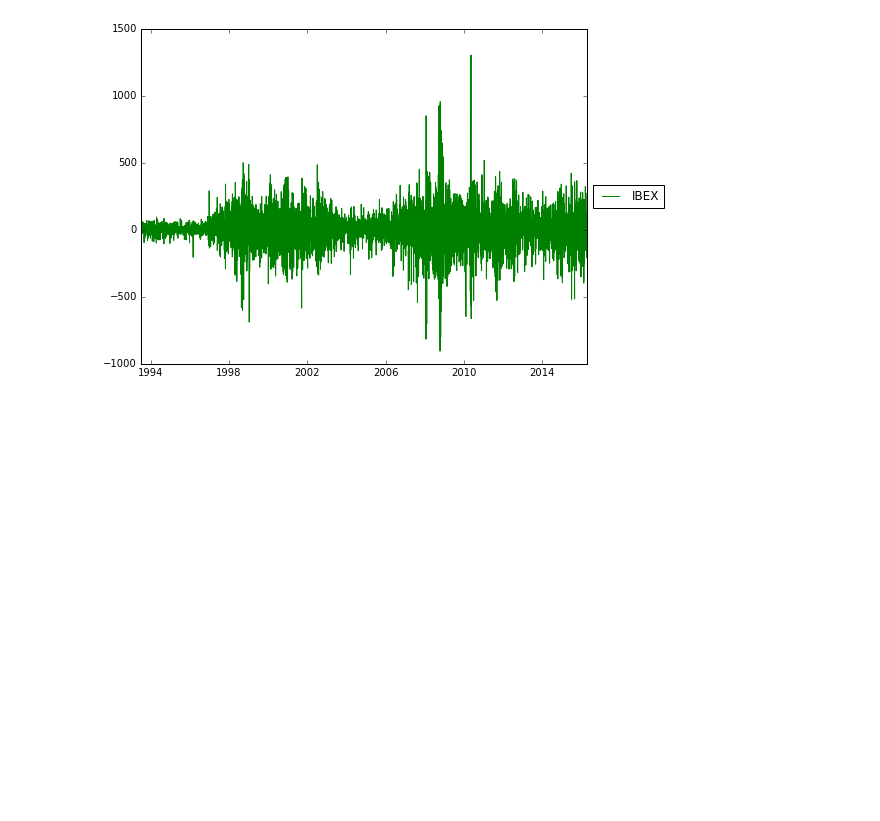
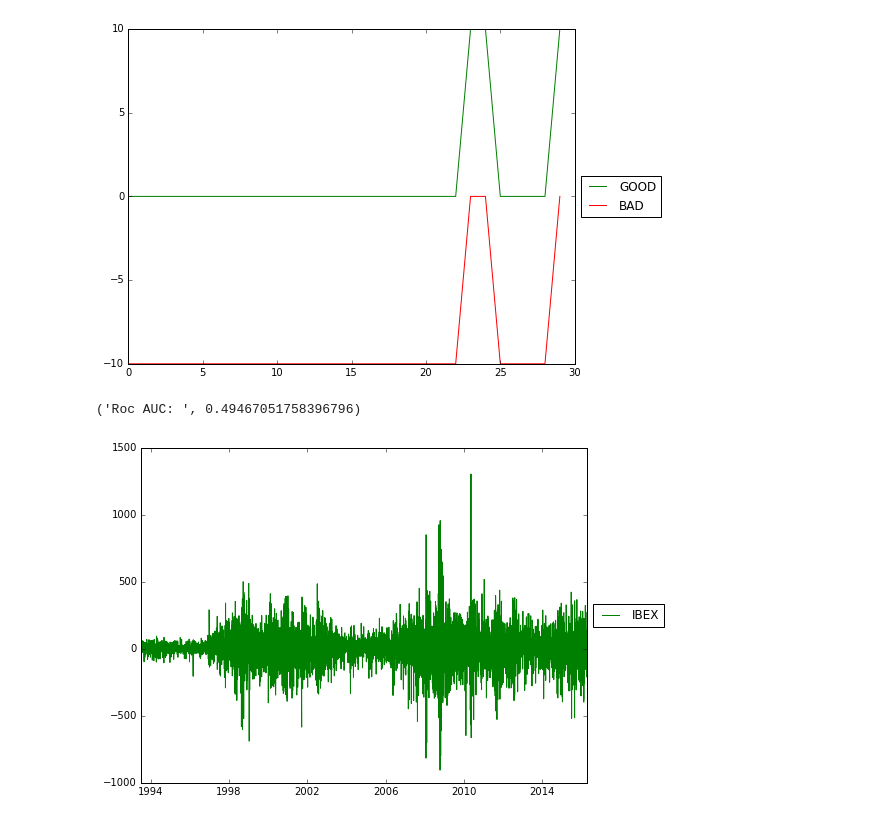
Before and after one commit to pablovicente/stock-index-prediction, a Jupyter notebook: Data_Analysis.ipynb, the cells around one changed output. Cells and saved outputs as stored; diff of their text form; code cells hidden in the pictures; blank space fills up the shorter version.

Commit message:
Trainig periods methodology (I)

```diff
--- a/Data_Analysis.ipynb
+++ b/Data_Analysis.ipynb
@@ -105,5 +160,7 @@ testY = np.nan_to_num(test_df.INDEX_IBEX.astype('float32').values).astype('float
 colsX = ['Date', 'GOLD', 'SILVER', 'PLAT', 'INDEX_DJIA', 'INDEX_HSI', 'INDEX_N225', 'INDEX_SP500', 'INDEX_IBEX']
 colsY = ['Date', 'INDEX_IBEX']
 colsToRemove = ['Date', 'INDEX_IBEX']
-trainX = np.nan_to_num(train_df.drop(colsToRemove, axis = 1).values)
-trainY = np.nan_to_num(train_df['INDEX_IBEX'].values)
+trainX = np.nan_to_num(np.asarray(train_df.drop(colsToRemove, axis = 1)))
+trainY = np.nan_to_num(np.asarray(train_df_b['INDEX_IBEX']))#, dtype="|S6"))
+testX = np.nan_to_num(np.asarray(test_df.drop(colsToRemove, axis = 1)))
+testY = np.nan_to_num(np.asarray(test_df_b['INDEX_IBEX']))#, dtype="|S6"))
@@ -132,5 +167,8 @@ for i in range(array_bool.shape[0]):
 # %%
+## RBF
+rbf = RandomForestClassifier(100)
+rbf.fit(trainX, trainY)
+## SVM
 scv = svm.SVC(kernel='rbf')
 scv.fit(trainX, trainY)
-#scv.predict(testX)
 # %% [output]
@@ -161 +206,36 @@ zeros, ones, date_zeros, date_ones = consecutive_days_tendency(GOLD, 'Diff2')
+# %%
+preds = scv.predict(testX)
+good = []
+bad = []
+for sample in range(testY.shape[0]):
+    #print("X %s - Y %s" % (testY[sample], preds[sample]))
+    if testY[sample] == preds[sample]:
+        good.append(10)
+        bad.append(0)
+    else:
+        bad.append(-10)
+        good.append(0)
+# %%
+## PRICE FLOW BETWEEN TWO CONSECUTIVES DAYS ##
+slice = 30
+pylab.figure(1)
+
+ax = plt.subplot(111)
+
+ax.plot(good[:slice], 'g', label='GOOD')
+ax.plot(bad[:slice], 'r', label='BAD')
+box = ax.get_position()
+ax.set_position([box.x0, box.y0, box.width * 0.8, box.height])
+ax.legend(loc='center left', bbox_to_anchor=(1, 0.5))
+plt.show()
+# %% [output]
+[figure, added]
+# %%
+m2_xgb = xgb.XGBClassifier(n_estimators=110, nthread=-1, seed=1729)
+m2_xgb.fit(trainX, trainY, eval_metric="auc", verbose = False, eval_set=[(testX, testY)])
+
+# calculate the auc score
+print("Roc AUC: ", roc_auc_score(testY, m2_xgb.predict_proba(testX)[:,1], average='macro'))
+# %% [output]
+('Roc AUC: ', 0.49467051758396796)
 # %%
```
Also changed, not shown: parts of 19 cells of this notebook, 11 other files.
